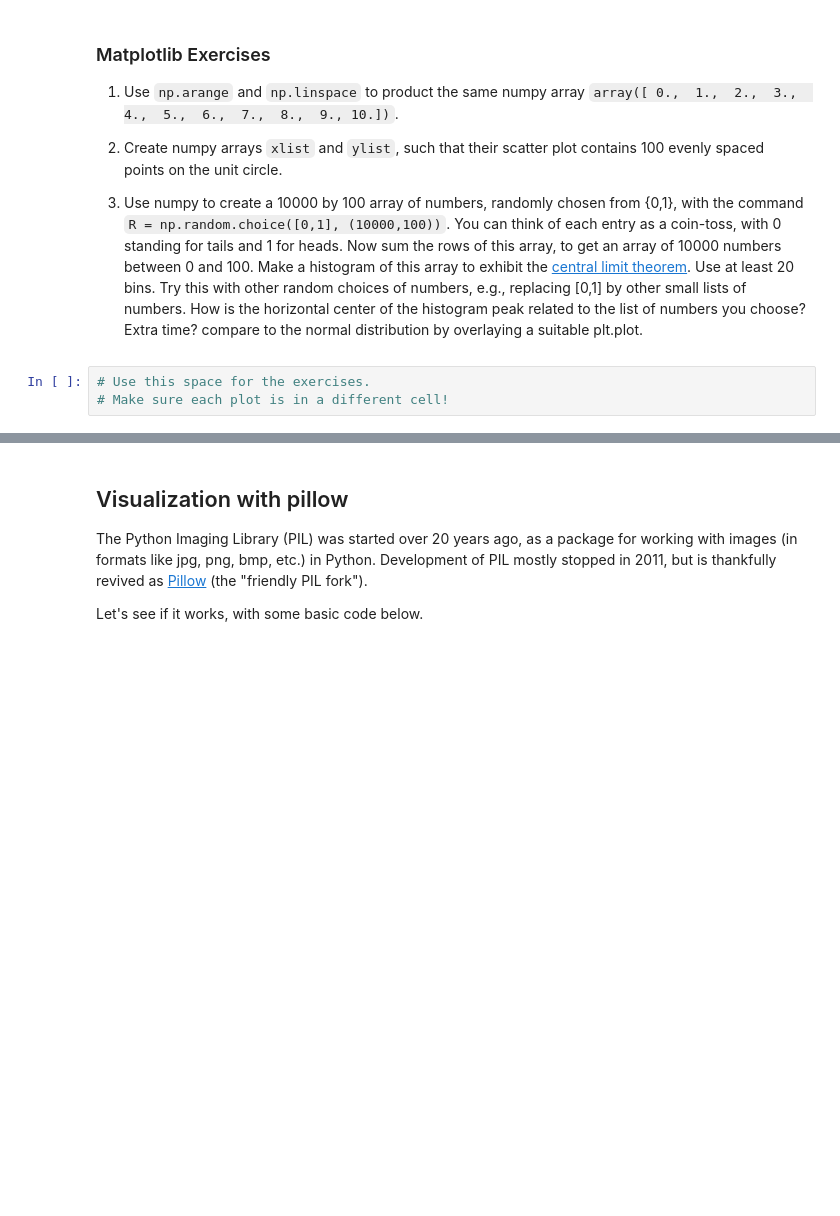
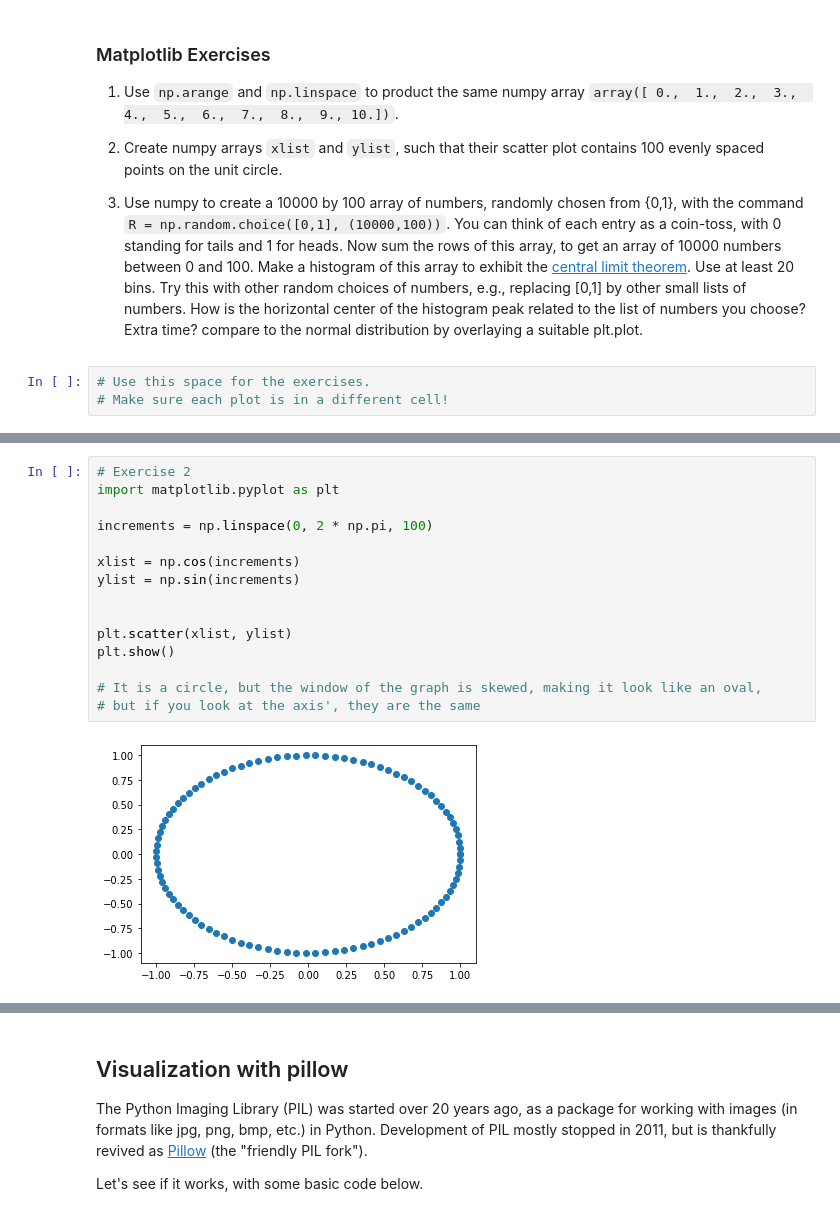
Before and after one commit to rosridha/MATH152, a Jupyter notebook: P4M_Notebook_4.ipynb, the cells around one changed output, grey strips where cells are left out. Cells and saved outputs as stored; diff of their text form; blank space fills up the shorter version.

```diff
--- a/P4M_Notebook_4.ipynb
+++ b/P4M_Notebook_4.ipynb
@@ -969,0 +982,17 @@ The command `np.linspace(start, stop, length)` creates a numpy array that begins
+# %%
+# Exercise 2
+import matplotlib.pyplot as plt
+
+increments = np.linspace(0, 2 * np.pi, 100)
+
+xlist = np.cos(increments)
+ylist = np.sin(increments)
+
+
+plt.scatter(xlist, ylist)
+plt.show()
+
+# It is a circle, but the window of the graph is skewed, making it look like an oval,
+# but if you look at the axis', they are the same
+# %% [output]
+[figure, added]
```
Also changed, not shown: parts of 16 cells of this notebook.
